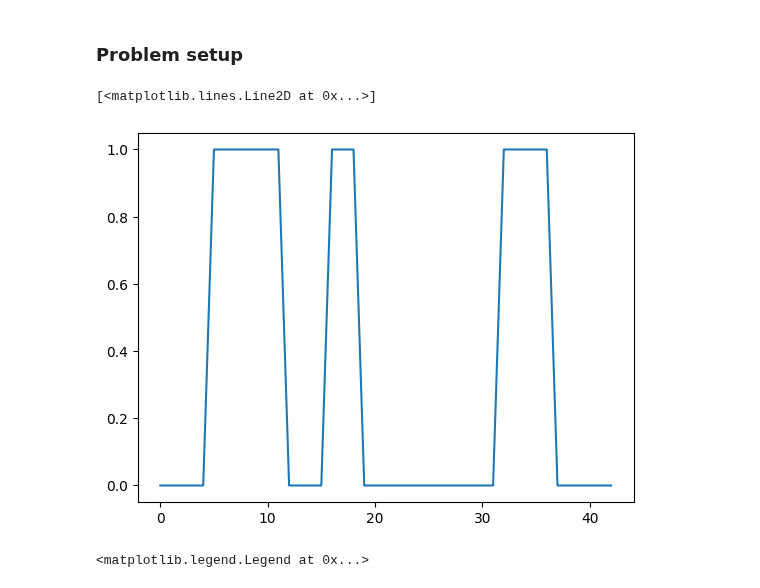
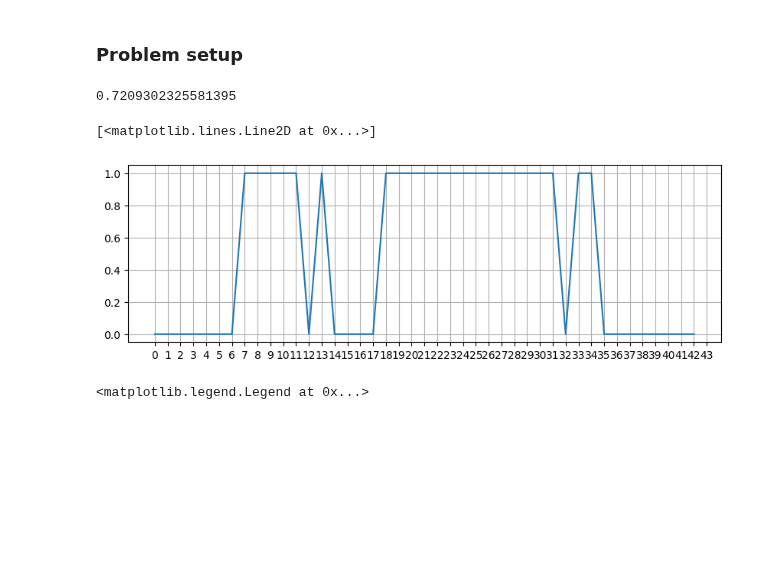
Before and after one commit to UM-Bridge/benchmarks, a Jupyter notebook: models/acoustic_gravity/tinyDA-acoustic.ipynb, the cells around one changed output. Saved outputs shown, nothing was run; the diff lists cells and outputs as text; code cells hidden in the pictures; blank space fills up the shorter version.

```diff
--- a/models/acoustic_gravity/tinyDA-acoustic.ipynb
+++ b/models/acoustic_gravity/tinyDA-acoustic.ipynb
@@ -77,17 +77,19 @@ field = field.flatten()
 # get the number of inputs and outputs.
 nx_test = umbridge_model.get_input_sizes()[0] #the input is the value of f(x) at each grid point
 x = np.linspace(0,43,nx_test)
-cut = smooth_cut(x, 21.5, 35, 10)
+cut = smooth_cut(x, 21.5, 43*(1-14/43), 10)
 field_cut = np.multiply(field, cut)
 eps = 1e-6
 level_set = np.where(field_cut>eps,1,0)
 
 #########################################################
-fig, ax = plt.subplots(layout="constrained")
+fig, ax = plt.subplots(figsize=(10,3),layout="constrained")
 
 ax.plot(x,field_cut, label='cut gaussian field')
 ax.plot(x,level_set, 'x-', label='level-set')
 ax.plot(x, cut, '--', label='cut function')
+ax.set_xticks([i for i in range(44)])
+ax.grid()
 ax.legend()
 ax.set_xlabel('x (adim unit)')
 # %% [output]
@@ -145,7 +147,9 @@ class LevelSet(rv_continuous):
         field = field.flatten()
 
         x = np.linspace(0,self.size,self.size)
-        cut = self.smooth_cut(x, self.size/2., self.size*0.8, self.decay_rate)
+        # domain: take 6 units at each end to avoid reflexions
+        print(1-12/self.size)
+        cut = self.smooth_cut(x, self.size/2., self.size*(1-14/self.size), self.decay_rate)
         field_cut = np.multiply(field, cut)
 
         eps = 1e-6
@@ -182,22 +186,29 @@ class LevelSet(rv_continuous):
 # %%
 # # set the prior mean and covariance.
 # mean_prior = 0.5 * np.ones(nx)  # zero corresponds to a fault at the center of the domain
 # cov_prior = 0.125**2*np.eye(nx)    # The bulk of values will be in the interval [0,1]
 
 # # initialise the prior distribution and likelihood.
 # my_prior = multivariate_normal(mean_prior, cov_prior)
 
 # Helper that generates power-law power spectrum
 def Pkgen(n):
     def Pk(k):
         return np.power(k, -n)
     return Pk
 
 my_prior = LevelSet(Pkgen(2),nx,1e-6,10)
-plt.plot(my_prior.rvs(1))
+
+
+fig,ax=plt.subplots(figsize=(10,3))
+ax.set_xticks([i for i in range(44)])
+ax.grid()
+
+ax.plot(my_prior.rvs(1))
 # %% [output]
-[<matplotlib.lines.Line2D at 0x...>]
+0.7209302325581395
+[<matplotlib.lines.Line2D at 0x...>]
-[figure, old version]
+[figure, new version]
 # %%
 # generate synthetic data for input 0.5
 # Input is a 15km wide fault centered around x
```
Also changed, not shown: parts of 3 cells of this notebook, 1 other file.
